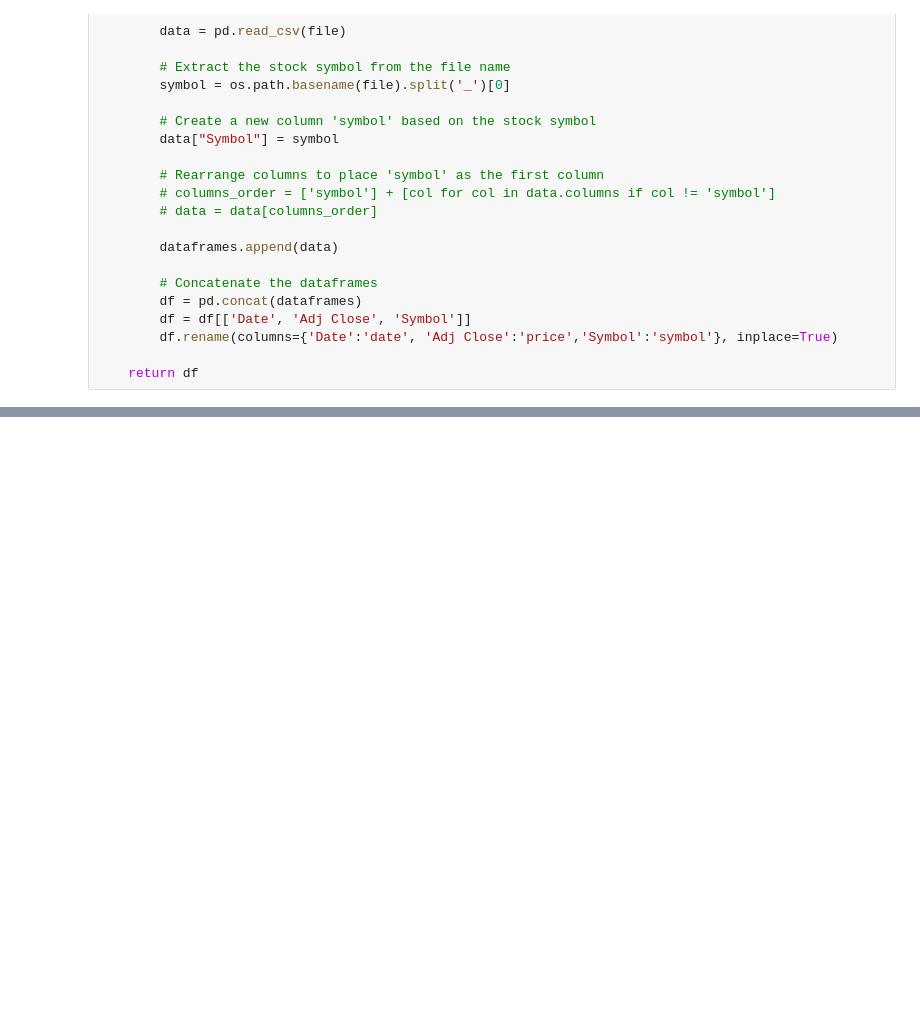
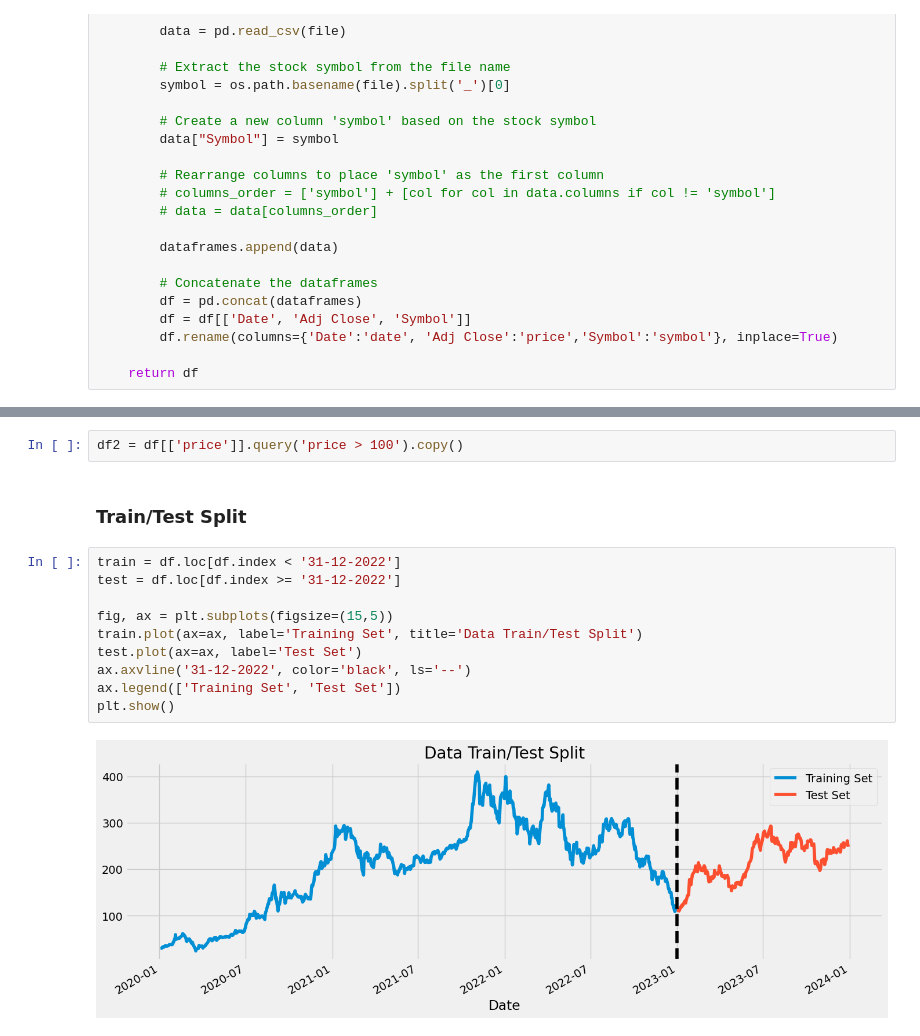
Before and after one commit to eddychetz/stock-price-prediction, a Jupyter notebook: development.ipynb, the cells around one changed output, grey strips where cells are left out. Cells and saved outputs as stored; diff of their text form; blank space fills up the shorter version.

```diff
--- a/development.ipynb
+++ b/development.ipynb
@@ -360,0 +291,16 @@ TypeError: float() argument must be a string or a real number, not 'Timestamp'
+# %%
+df2 = df[['price']].query('price > 100').copy()
+# %% [markdown]
+### Train/Test Split
+# %%
+train = df.loc[df.index < '31-12-2022']
+test = df.loc[df.index >= '31-12-2022']
+
+fig, ax = plt.subplots(figsize=(15,5))
+train.plot(ax=ax, label='Training Set', title='Data Train/Test Split')
+test.plot(ax=ax, label='Test Set')
+ax.axvline('31-12-2022', color='black', ls='--')
+ax.legend(['Training Set', 'Test Set'])
+plt.show()
+# %% [output]
+[figure, added]
```
Also changed, not shown: parts of 48 cells of this notebook, 6 other files.
